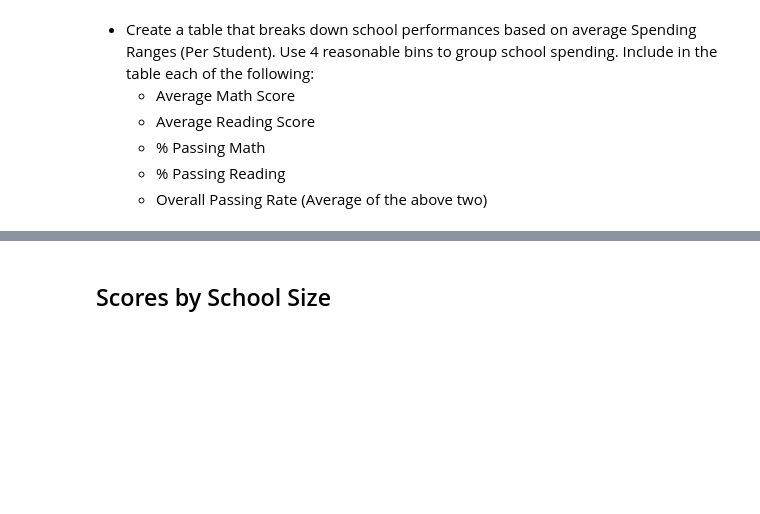
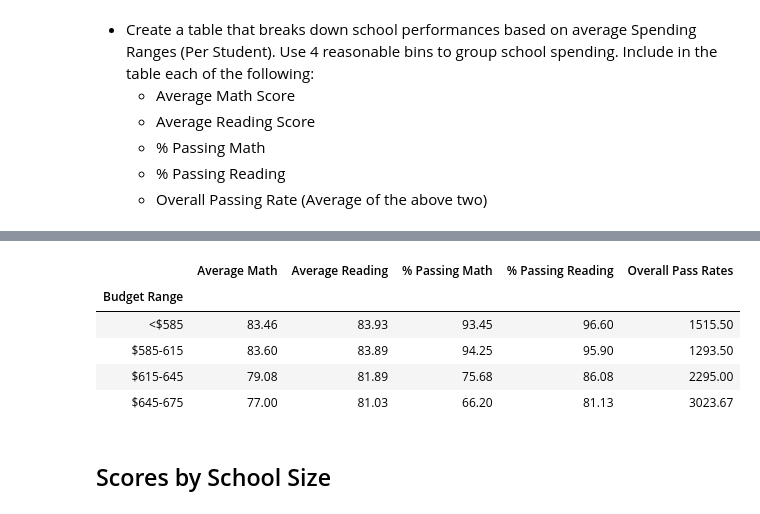
Before and after one commit to apspatz/pandas-challenge, a Jupyter notebook: PyCitySchools/PyCitySchools/PyCitySchools.ipynb, the cells around one changed output, grey strips where cells are left out. Cells and saved outputs as stored; diff of their text form; code cells hidden in the pictures; blank space fills up the shorter version.

```diff
--- a/PyCitySchools/PyCitySchools/PyCitySchools.ipynb
+++ b/PyCitySchools/PyCitySchools/PyCitySchools.ipynb
@@ -413,3 +455,15 @@ group_names = ["<$585", "$585-615", "$615-645", "$645-675"]
+# %%
+spending_summary = pd.DataFrame({'Average Math':spending_avgmath,'Average Reading':spending_avgread,
+                                '% Passing Math':spending_percentmath,'% Passing Reading':spending_percentread,
+                                 'Overall Pass Rates':spending_pass})
+spending_summary
+# %% [output]
+|  | Average Math | Average Reading | % Passing Math | % Passing Reading | Overall Pass Rates |
+| Budget Range |  |  |  |  |  |
+| <$585 | 83.46 | 83.93 | 93.45 | 96.60 | 1515.50 |
+| $585-615 | 83.60 | 83.89 | 94.25 | 95.90 | 1293.50 |
+| $615-645 | 79.08 | 81.89 | 75.68 | 86.08 | 2295.00 |
+| $645-675 | 77.00 | 81.03 | 66.20 | 81.13 | 3023.67 |
 # %% [markdown]
 ## Scores by School Size
 # %% [markdown]
```
Also changed, not shown: parts of 10 cells of this notebook.
